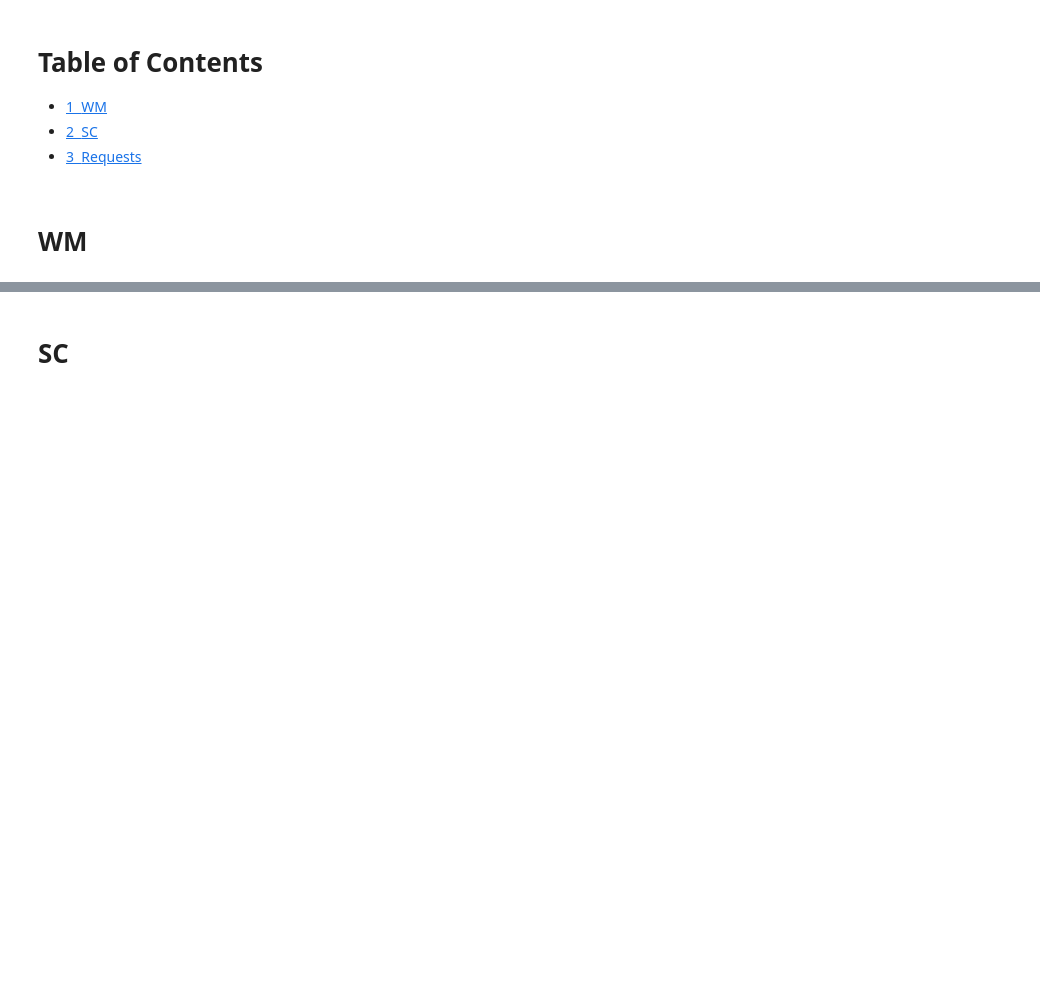
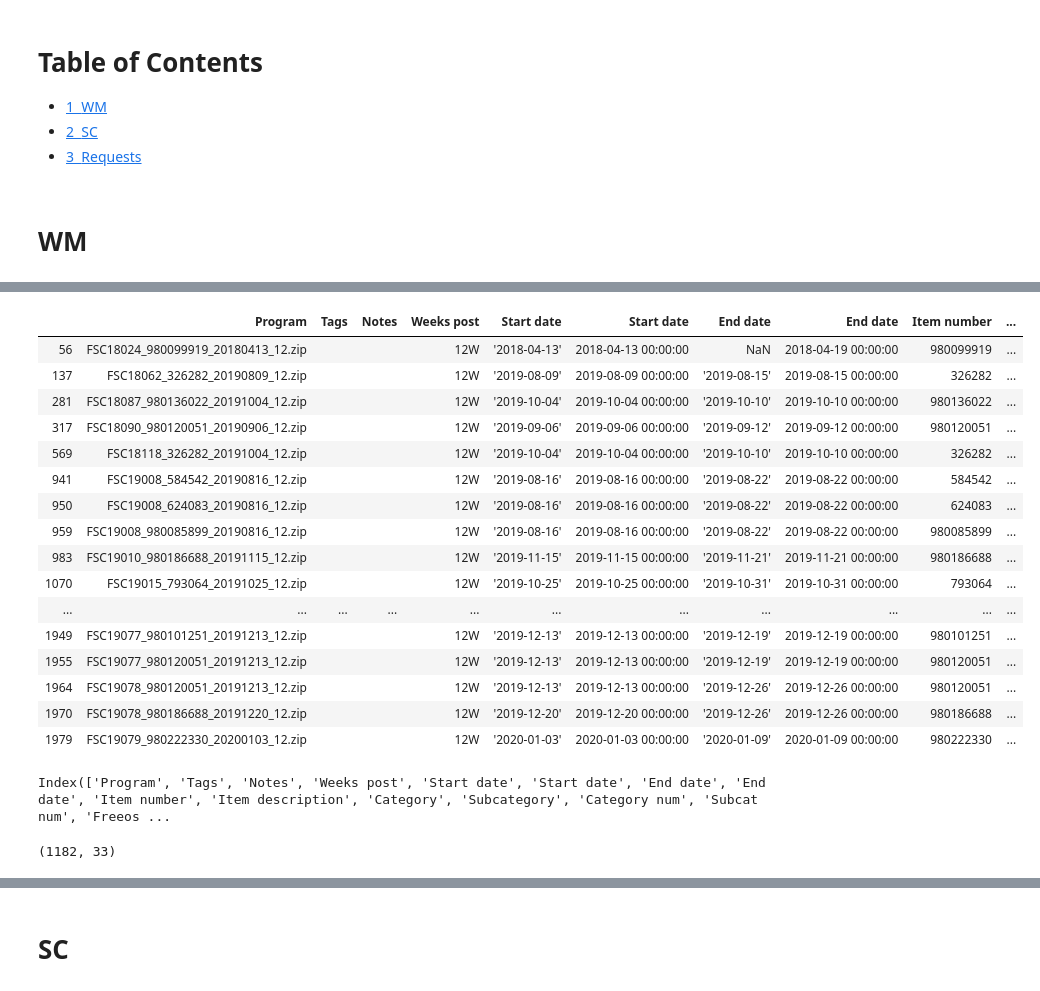
Before and after one commit to jayyufreeosk/case_list_refresh, a Jupyter notebook: notebooks/gsheet_rework.ipynb, the cells around one changed output, grey strips where cells are left out. Drawn from its saved outputs; the diff is of its cells as text; code cells hidden in the pictures; blank space fills up the shorter version.

```diff
--- a/notebooks/gsheet_rework.ipynb
+++ b/notebooks/gsheet_rework.ipynb
@@ -62,0 +444,8 @@ all_wm_ccontrol_mod_ = all_wm_ccontrol_mod[wes_control_columns]
+# %%
+gsheet_url = 'https://docs.google.com/spreadsheets/d/1wsnBd3AHObl4gnUJ2MlwkusuXRoOsQpu2Kx6zGH8bVY/edit#gid=0' # TEST
+
+network_name_sub = "Sam's Club"
+
+print("Running appender for Sam's Club.")
+wk = worksheet(gsheet_url, network_name_sub)
+gsheet_df = gsheet_import_df(wk)
@@ -62,0 +487,4 @@ all_wm_ccontrol_mod_ = all_wm_ccontrol_mod[wes_control_columns]
+# %%
+sc_df_formatted = sc_formatter(sc_df_raw)
+not_list = gsheet_df['Program'].to_list() # Checks for rows to append
+append_df = sc_df_formatted[~sc_df_formatted['Program'].isin(not_list)]
@@ -63 +501,29 @@ all_wm_ccontrol_mod_ = all_wm_ccontrol_mod[wes_control_columns]
+# %%
+append_df
+# %% [output]
+|  | Program | Tags | Notes | Weeks post | Start date | Start date | End date | End date | Item number | ... |
+| 56 | FSC18024_980099919_20180413_12.zip |  |  | 12W | '2018-04-13' | 2018-04-13 00:00:00 | NaN | 2018-04-19 00:00:00 | 980099919 | ... |
+| 137 | FSC18062_326282_20190809_12.zip |  |  | 12W | '2019-08-09' | 2019-08-09 00:00:00 | '2019-08-15' | 2019-08-15 00:00:00 | 326282 | ... |
+| 281 | FSC18087_980136022_20191004_12.zip |  |  | 12W | '2019-10-04' | 2019-10-04 00:00:00 | '2019-10-10' | 2019-10-10 00:00:00 | 980136022 | ... |
+| 317 | FSC18090_980120051_20190906_12.zip |  |  | 12W | '2019-09-06' | 2019-09-06 00:00:00 | '2019-09-12' | 2019-09-12 00:00:00 | 980120051 | ... |
+| 569 | FSC18118_326282_20191004_12.zip |  |  | 12W | '2019-10-04' | 2019-10-04 00:00:00 | '2019-10-10' | 2019-10-10 00:00:00 | 326282 | ... |
+| 941 | FSC19008_584542_20190816_12.zip |  |  | 12W | '2019-08-16' | 2019-08-16 00:00:00 | '2019-08-22' | 2019-08-22 00:00:00 | 584542 | ... |
+| 950 | FSC19008_624083_20190816_12.zip |  |  | 12W | '2019-08-16' | 2019-08-16 00:00:00 | '2019-08-22' | 2019-08-22 00:00:00 | 624083 | ... |
+| 959 | FSC19008_980085899_20190816_12.zip |  |  | 12W | '2019-08-16' | 2019-08-16 00:00:00 | '2019-08-22' | 2019-08-22 00:00:00 | 980085899 | ... |
+| 983 | FSC19010_980186688_20191115_12.zip |  |  | 12W | '2019-11-15' | 2019-11-15 00:00:00 | '2019-11-21' | 2019-11-21 00:00:00 | 980186688 | ... |
+| 1070 | FSC19015_793064_20191025_12.zip |  |  | 12W | '2019-10-25' | 2019-10-25 00:00:00 | '2019-10-31' | 2019-10-31 00:00:00 | 793064 | ... |
+| ... | ... | ... | ... | ... | ... | ... | ... | ... | ... | ... |
+| 1949 | FSC19077_980101251_20191213_12.zip |  |  | 12W | '2019-12-13' | 2019-12-13 00:00:00 | '2019-12-19' | 2019-12-19 00:00:00 | 980101251 | ... |
+| 1955 | FSC19077_980120051_20191213_12.zip |  |  | 12W | '2019-12-13' | 2019-12-13 00:00:00 | '2019-12-19' | 2019-12-19 00:00:00 | 980120051 | ... |
+| 1964 | FSC19078_980120051_20191213_12.zip |  |  | 12W | '2019-12-13' | 2019-12-13 00:00:00 | '2019-12-26' | 2019-12-26 00:00:00 | 980120051 | ... |
+| 1970 | FSC19078_980186688_20191220_12.zip |  |  | 12W | '2019-12-20' | 2019-12-20 00:00:00 | '2019-12-26' | 2019-12-26 00:00:00 | 980186688 | ... |
+| 1979 | FSC19079_980222330_20200103_12.zip |  |  | 12W | '2020-01-03' | 2020-01-03 00:00:00 | '2020-01-09' | 2020-01-09 00:00:00 | 980222330 | ... |
+# %%
+append_df.columns
+# %% [output]
+Index(['Program', 'Tags', 'Notes', 'Weeks post', 'Start date', 'Start date', 'End date', 'End date', 'Item number', 'Item description', 'Category', 'Subcategory', 'Category num', 'Subcat num', 'Freeos ...
+# %%
+gsheet_df.shape
+# %% [output]
+(1182, 33)
 # %%
```
Also changed, not shown: parts of 20 cells of this notebook, 7 other files.
